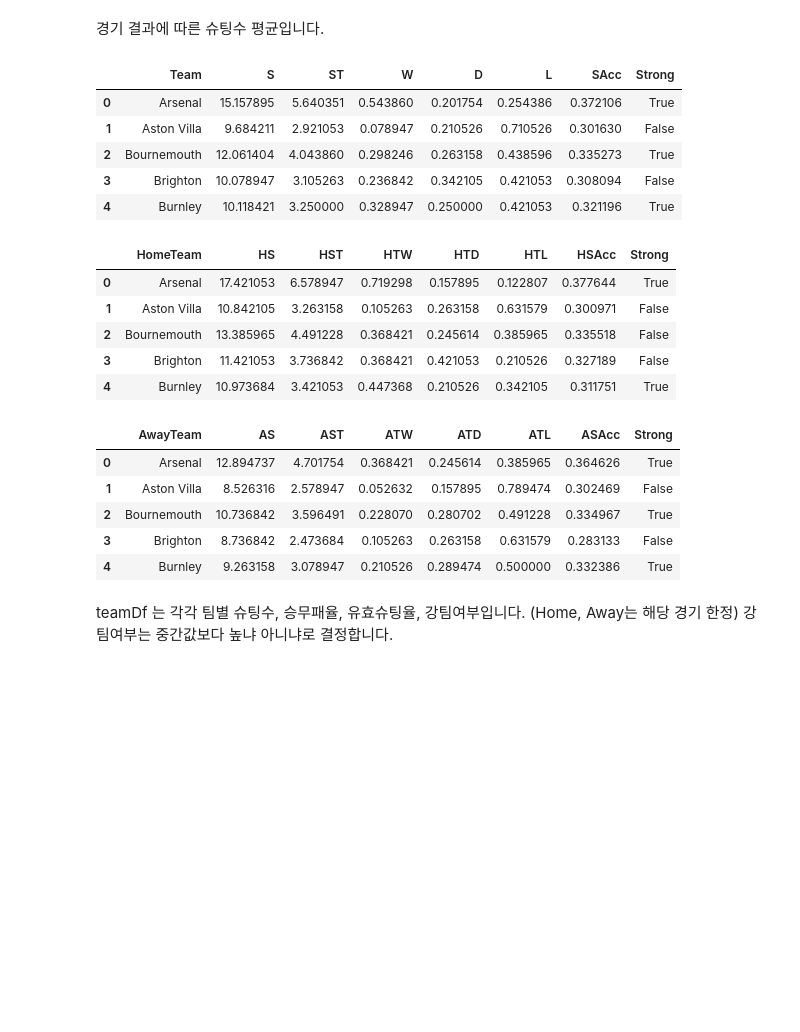
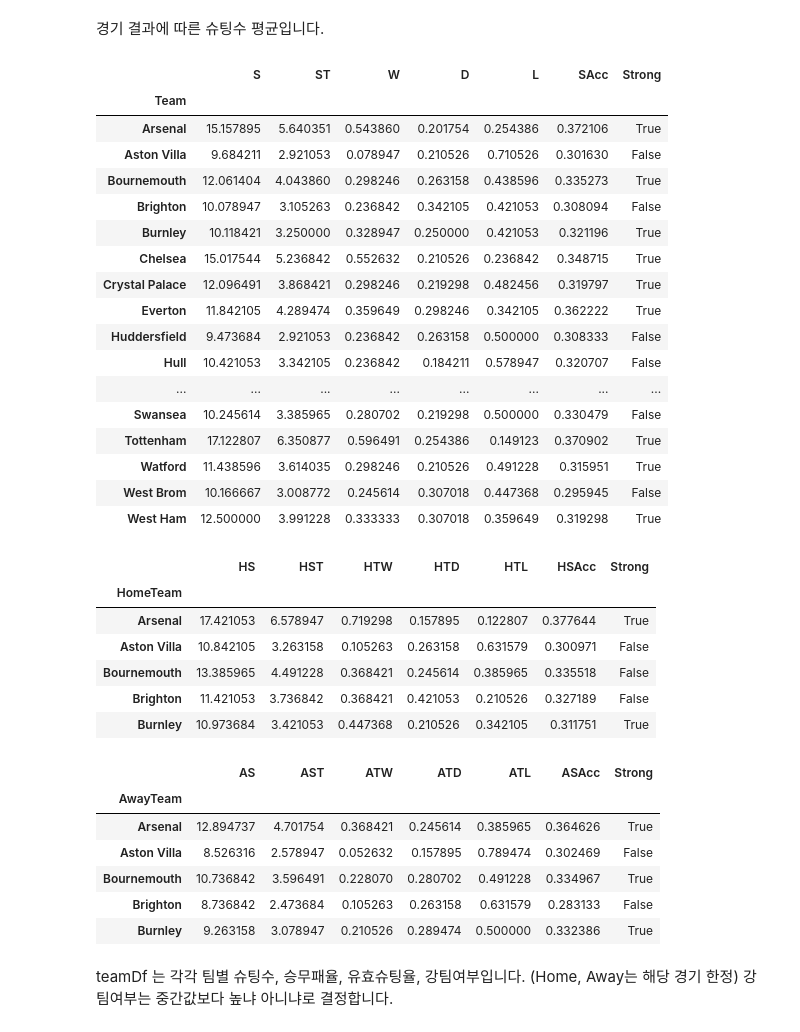
Before and after one commit to sunghoonhong/foot-ball-analysis, a Jupyter notebook: Untitled1.ipynb, the cells around one changed output. Cells and saved outputs as stored; diff of their text form; code cells hidden in the pictures; blank space fills up the shorter version.

```diff
--- a/Untitled1.ipynb
+++ b/Untitled1.ipynb
@@ -99,28 +93,40 @@ wdl
 # %%
 s1 = df[['HomeTeam','HS','HST','HTW','HTD','HTL']]
 s1.columns = ['Team', 'S', 'ST', 'W', 'D', 'L']
 s2 = df[['AwayTeam','AS','AST','HTL','HTD','HTW']]
 s2.columns = ['Team', 'S', 'ST', 'W', 'D', 'L']
 
 gameDf = pd.concat([s1,s2],ignore_index=True)
 group = gameDf.groupby(gameDf['Team'])
-teamDf = group.mean().reset_index()
+teamDf = group.mean()
 teamDf["SAcc"] = teamDf['ST'] / teamDf['S']
 
 mid = teamDf['W'].quantile(0.5)
 teamDf['Strong'] = teamDf['W'] >= mid
 
-teamDf.head()
+teamDf
 # %% [output]
-|  | Team | S | ST | W | D | L | SAcc | Strong |
-| 0 | Arsenal | 15.157895 | 5.640351 | 0.543860 | 0.201754 | 0.254386 | 0.372106 | True |
-| 1 | Aston Villa | 9.684211 | 2.921053 | 0.078947 | 0.210526 | 0.710526 | 0.301630 | False |
-| 2 | Bournemouth | 12.061404 | 4.043860 | 0.298246 | 0.263158 | 0.438596 | 0.335273 | True |
-| 3 | Brighton | 10.078947 | 3.105263 | 0.236842 | 0.342105 | 0.421053 | 0.308094 | False |
-| 4 | Burnley | 10.118421 | 3.250000 | 0.328947 | 0.250000 | 0.421053 | 0.321196 | True |
+|  | S | ST | W | D | L | SAcc | Strong |
+| Team |  |  |  |  |  |  |  |
+| Arsenal | 15.157895 | 5.640351 | 0.543860 | 0.201754 | 0.254386 | 0.372106 | True |
+| Aston Villa | 9.684211 | 2.921053 | 0.078947 | 0.210526 | 0.710526 | 0.301630 | False |
+| Bournemouth | 12.061404 | 4.043860 | 0.298246 | 0.263158 | 0.438596 | 0.335273 | True |
+| Brighton | 10.078947 | 3.105263 | 0.236842 | 0.342105 | 0.421053 | 0.308094 | False |
+| Burnley | 10.118421 | 3.250000 | 0.328947 | 0.250000 | 0.421053 | 0.321196 | True |
+| Chelsea | 15.017544 | 5.236842 | 0.552632 | 0.210526 | 0.236842 | 0.348715 | True |
+| Crystal Palace | 12.096491 | 3.868421 | 0.298246 | 0.219298 | 0.482456 | 0.319797 | True |
+| Everton | 11.842105 | 4.289474 | 0.359649 | 0.298246 | 0.342105 | 0.362222 | True |
+| Huddersfield | 9.473684 | 2.921053 | 0.236842 | 0.263158 | 0.500000 | 0.308333 | False |
+| Hull | 10.421053 | 3.342105 | 0.236842 | 0.184211 | 0.578947 | 0.320707 | False |
+| ... | ... | ... | ... | ... | ... | ... | ... |
+| Swansea | 10.245614 | 3.385965 | 0.280702 | 0.219298 | 0.500000 | 0.330479 | False |
+| Tottenham | 17.122807 | 6.350877 | 0.596491 | 0.254386 | 0.149123 | 0.370902 | True |
+| Watford | 11.438596 | 3.614035 | 0.298246 | 0.210526 | 0.491228 | 0.315951 | True |
+| West Brom | 10.166667 | 3.008772 | 0.245614 | 0.307018 | 0.447368 | 0.295945 | False |
+| West Ham | 12.500000 | 3.991228 | 0.333333 | 0.307018 | 0.359649 | 0.319298 | True |
 # %%
 group = df[['HomeTeam','HS','HST','HTW','HTD','HTL']].groupby(df['HomeTeam'])
-teamDfHome = group.mean().reset_index()
+teamDfHome = group.mean()
 teamDfHome["HSAcc"] = teamDfHome['HST'] / teamDfHome['HS']
 
 mid = teamDfHome['HTW'].quantile(0.5)
@@ -128,17 +134,18 @@ teamDfHome["Strong"] = teamDfHome['HTW'] >= mid
 
 teamDfHome.head()
 # %% [output]
-|  | HomeTeam | HS | HST | HTW | HTD | HTL | HSAcc | Strong |
-| 0 | Arsenal | 17.421053 | 6.578947 | 0.719298 | 0.157895 | 0.122807 | 0.377644 | True |
-| 1 | Aston Villa | 10.842105 | 3.263158 | 0.105263 | 0.263158 | 0.631579 | 0.300971 | False |
-| 2 | Bournemouth | 13.385965 | 4.491228 | 0.368421 | 0.245614 | 0.385965 | 0.335518 | False |
-| 3 | Brighton | 11.421053 | 3.736842 | 0.368421 | 0.421053 | 0.210526 | 0.327189 | False |
-| 4 | Burnley | 10.973684 | 3.421053 | 0.447368 | 0.210526 | 0.342105 | 0.311751 | True |
+|  | HS | HST | HTW | HTD | HTL | HSAcc | Strong |
+| HomeTeam |  |  |  |  |  |  |  |
+| Arsenal | 17.421053 | 6.578947 | 0.719298 | 0.157895 | 0.122807 | 0.377644 | True |
+| Aston Villa | 10.842105 | 3.263158 | 0.105263 | 0.263158 | 0.631579 | 0.300971 | False |
+| Bournemouth | 13.385965 | 4.491228 | 0.368421 | 0.245614 | 0.385965 | 0.335518 | False |
+| Brighton | 11.421053 | 3.736842 | 0.368421 | 0.421053 | 0.210526 | 0.327189 | False |
+| Burnley | 10.973684 | 3.421053 | 0.447368 | 0.210526 | 0.342105 | 0.311751 | True |
 # %%
 group = df[['AwayTeam','AS','AST','HTW','HTD','HTL']].groupby(df['AwayTeam'])
-teamDfAway = group.mean().reset_index()
-teamDfAway.columns = ['AwayTeam','AS','AST','ATL','ATD','ATW']
-teamDfAway = teamDfAway[['AwayTeam','AS','AST','ATW','ATD','ATL']]
+teamDfAway = group.mean()
+teamDfAway.columns = ['AS','AST','ATL','ATD','ATW']
+teamDfAway = teamDfAway[['AS','AST','ATW','ATD','ATL']]
 teamDfAway["ASAcc"] = teamDfAway['AST'] / teamDfAway['AS']
 
 mid = teamDfAway['ATW'].quantile(0.5)
@@ -146,12 +153,13 @@ teamDfAway["Strong"] = teamDfAway['ATW'] >= mid
 
 teamDfAway.head()
 # %% [output]
-|  | AwayTeam | AS | AST | ATW | ATD | ATL | ASAcc | Strong |
-| 0 | Arsenal | 12.894737 | 4.701754 | 0.368421 | 0.245614 | 0.385965 | 0.364626 | True |
-| 1 | Aston Villa | 8.526316 | 2.578947 | 0.052632 | 0.157895 | 0.789474 | 0.302469 | False |
-| 2 | Bournemouth | 10.736842 | 3.596491 | 0.228070 | 0.280702 | 0.491228 | 0.334967 | True |
-| 3 | Brighton | 8.736842 | 2.473684 | 0.105263 | 0.263158 | 0.631579 | 0.283133 | False |
-| 4 | Burnley | 9.263158 | 3.078947 | 0.210526 | 0.289474 | 0.500000 | 0.332386 | True |
+|  | AS | AST | ATW | ATD | ATL | ASAcc | Strong |
+| AwayTeam |  |  |  |  |  |  |  |
+| Arsenal | 12.894737 | 4.701754 | 0.368421 | 0.245614 | 0.385965 | 0.364626 | True |
+| Aston Villa | 8.526316 | 2.578947 | 0.052632 | 0.157895 | 0.789474 | 0.302469 | False |
+| Bournemouth | 10.736842 | 3.596491 | 0.228070 | 0.280702 | 0.491228 | 0.334967 | True |
+| Brighton | 8.736842 | 2.473684 | 0.105263 | 0.263158 | 0.631579 | 0.283133 | False |
+| Burnley | 9.263158 | 3.078947 | 0.210526 | 0.289474 | 0.500000 | 0.332386 | True |
 # %% [markdown]
 teamDf 는 각각 팀별 슈팅수, 승무패율, 유효슈팅율, 강팀여부입니다.
 (Home, Away는 해당 경기 한정)
```
Also changed, not shown: parts of 7 cells of this notebook, 1 other file.
